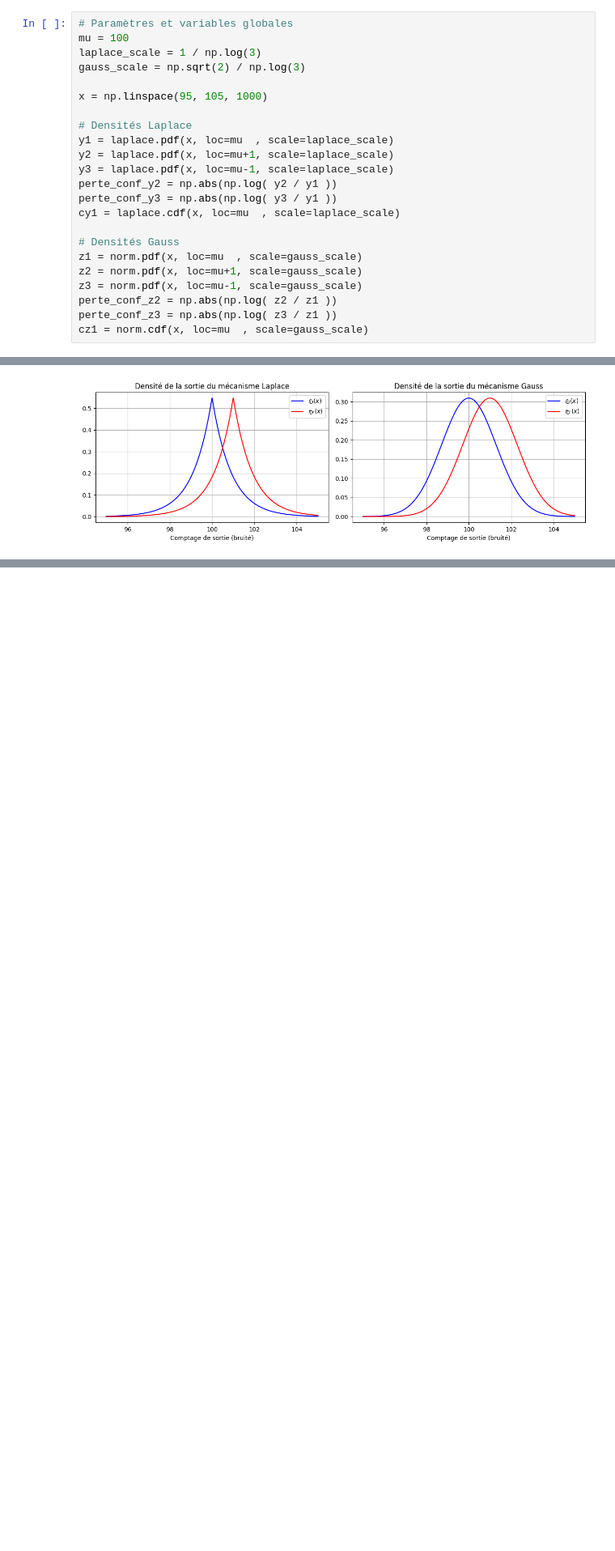
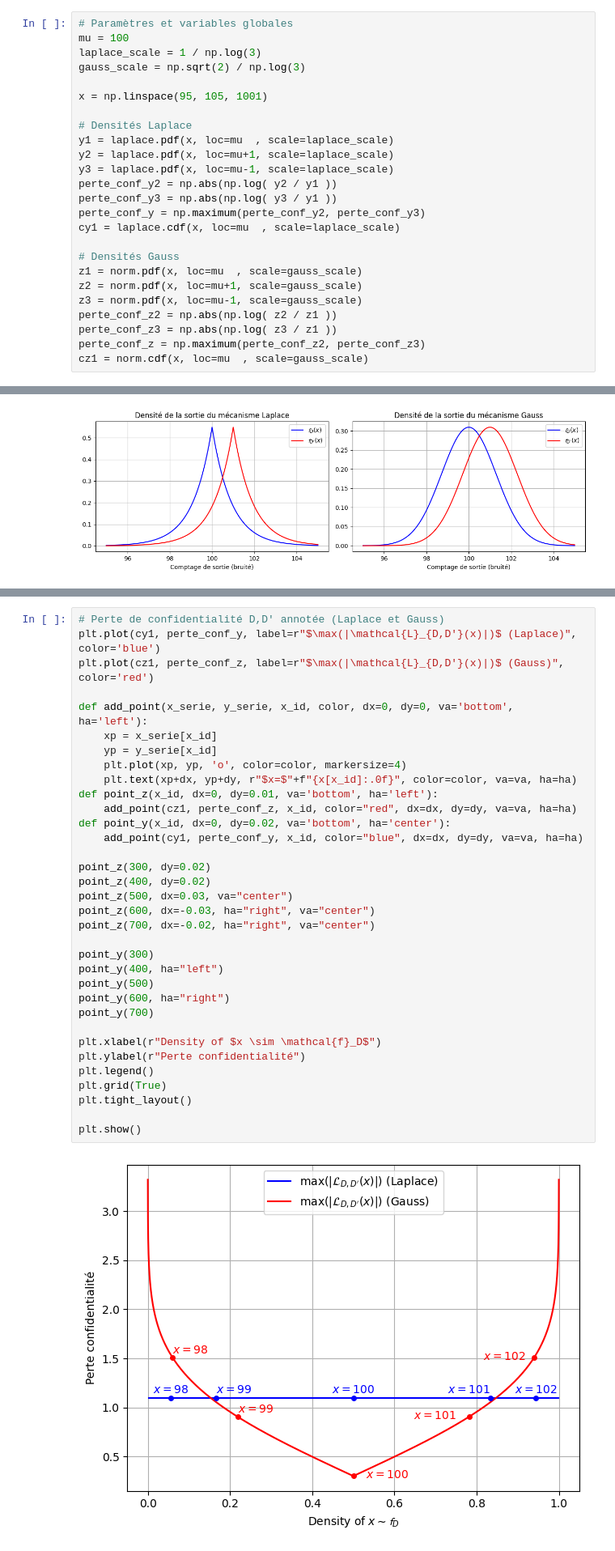
Before and after one commit to InseeFrLab/diff-privacy, a Jupyter notebook: confidentiality_loss.ipynb, the cells around one changed output, grey strips where cells are left out. Shown at 81% size. Cells and saved outputs as stored; diff of their text form; blank space fills up the shorter version.

Commit message:
Added annotation in a confidentiality loss graph

```diff
--- a/confidentiality_loss.ipynb
+++ b/confidentiality_loss.ipynb
@@ -9,7 +9,7 @@ mu = 100
 laplace_scale = 1 / np.log(3)
 gauss_scale = np.sqrt(2) / np.log(3)
 
-x = np.linspace(95, 105, 1000)
+x = np.linspace(95, 105, 1001)
 
 # Densités Laplace
 y1 = laplace.pdf(x, loc=mu  , scale=laplace_scale)
@@ -17,6 +17,7 @@ y2 = laplace.pdf(x, loc=mu+1, scale=laplace_scale)
 y3 = laplace.pdf(x, loc=mu-1, scale=laplace_scale)
 perte_conf_y2 = np.abs(np.log( y2 / y1 ))
 perte_conf_y3 = np.abs(np.log( y3 / y1 ))
+perte_conf_y = np.maximum(perte_conf_y2, perte_conf_y3)
 cy1 = laplace.cdf(x, loc=mu  , scale=laplace_scale)
 
 # Densités Gauss
@@ -25,6 +26,7 @@ z2 = norm.pdf(x, loc=mu+1, scale=gauss_scale)
 z3 = norm.pdf(x, loc=mu-1, scale=gauss_scale)
 perte_conf_z2 = np.abs(np.log( z2 / z1 ))
 perte_conf_z3 = np.abs(np.log( z3 / z1 ))
+perte_conf_z = np.maximum(perte_conf_z2, perte_conf_z3)
 cz1 = norm.cdf(x, loc=mu  , scale=gauss_scale)
 # %% [markdown]
 # Fonction de densité
@@ -93,3 +94,39 @@ plt.tight_layout()
 plt.show()
 # %% [output]
 [figure]
+# %%
+# Perte de confidentialité D,D' annotée (Laplace et Gauss)
+plt.plot(cy1, perte_conf_y, label=r"$\max(|\mathcal{L}_{D,D'}(x)|)$ (Laplace)", color='blue')
+plt.plot(cz1, perte_conf_z, label=r"$\max(|\mathcal{L}_{D,D'}(x)|)$ (Gauss)", color='red')
+
+def add_point(x_serie, y_serie, x_id, color, dx=0, dy=0, va='bottom', ha='left'):
+    xp = x_serie[x_id]
+    yp = y_serie[x_id]
+    plt.plot(xp, yp, 'o', color=color, markersize=4)
+    plt.text(xp+dx, yp+dy, r"$x=$"+f"{x[x_id]:.0f}", color=color, va=va, ha=ha)
+def point_z(x_id, dx=0, dy=0.01, va='bottom', ha='left'):
+    add_point(cz1, perte_conf_z, x_id, color="red", dx=dx, dy=dy, va=va, ha=ha)
+def point_y(x_id, dx=0, dy=0.02, va='bottom', ha='center'):
+    add_point(cy1, perte_conf_y, x_id, color="blue", dx=dx, dy=dy, va=va, ha=ha)
+
+point_z(300, dy=0.02)
+point_z(400, dy=0.02)
+point_z(500, dx=0.03, va="center")
+point_z(600, dx=-0.03, ha="right", va="center")
+point_z(700, dx=-0.02, ha="right", va="center")
+
+point_y(300)
+point_y(400, ha="left")
+point_y(500)
+point_y(600, ha="right")
+point_y(700)
+
+plt.xlabel(r"Density of $x \sim \mathcal{f}_D$")
+plt.ylabel(r"Perte confidentialité")
+plt.legend()
+plt.grid(True)
+plt.tight_layout()
+
+plt.show()
+# %% [output]
+[figure, added]
```
Also changed, not shown: parts of 1 cell of this notebook.
